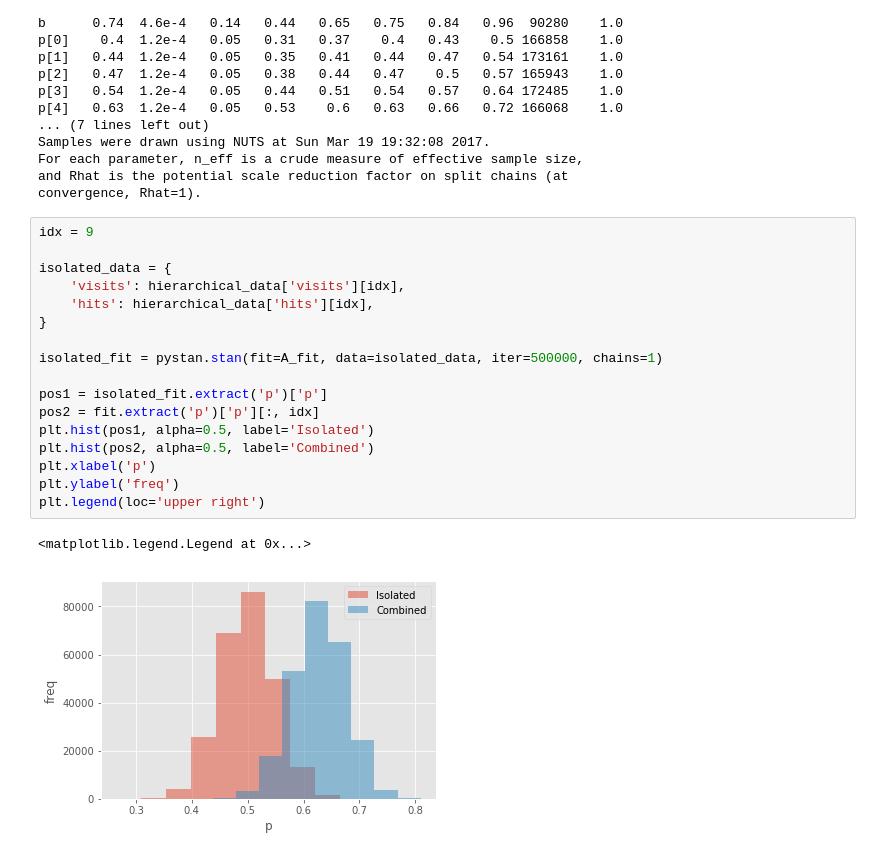
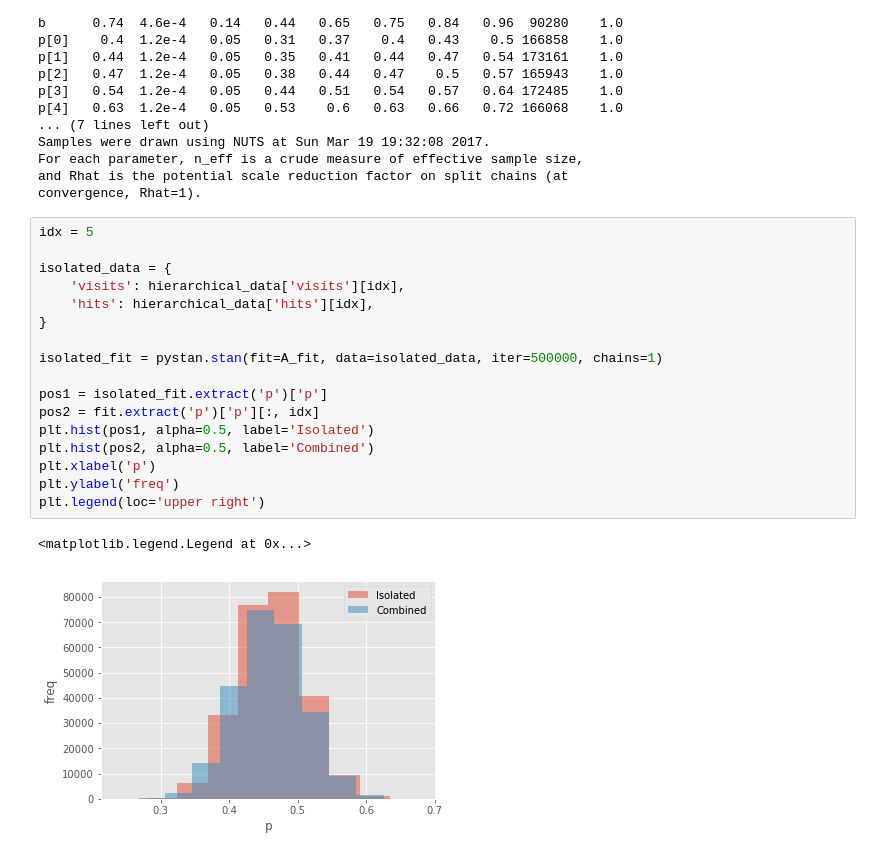
Before and after one commit to gondimribeiro/statistical-rethinking, a Jupyter notebook: extras/bayesian-ab.ipynb, the cells around one changed output. Saved outputs shown, nothing was run; the diff lists cells and outputs as text.

Commit message:
Fixing last image

```diff
--- a/extras/bayesian-ab.ipynb
+++ b/extras/bayesian-ab.ipynb
@@ -160,22 +160,22 @@ For each parameter, n_eff is a crude measure of effective sample size,
 and Rhat is the potential scale reduction factor on split chains (at
 convergence, Rhat=1).
 # %%
-idx = 9
+idx = 5
 
 isolated_data = {
     'visits': hierarchical_data['visits'][idx],
     'hits': hierarchical_data['hits'][idx],
 }
 
 isolated_fit = pystan.stan(fit=A_fit, data=isolated_data, iter=500000, chains=1)
 
 pos1 = isolated_fit.extract('p')['p']
 pos2 = fit.extract('p')['p'][:, idx]
 plt.hist(pos1, alpha=0.5, label='Isolated')
 plt.hist(pos2, alpha=0.5, label='Combined')
 plt.xlabel('p')
 plt.ylabel('freq')
 plt.legend(loc='upper right')
 # %% [output]
 <matplotlib.legend.Legend at 0x...>
-[figure, old version]
+[figure, new version]
```
